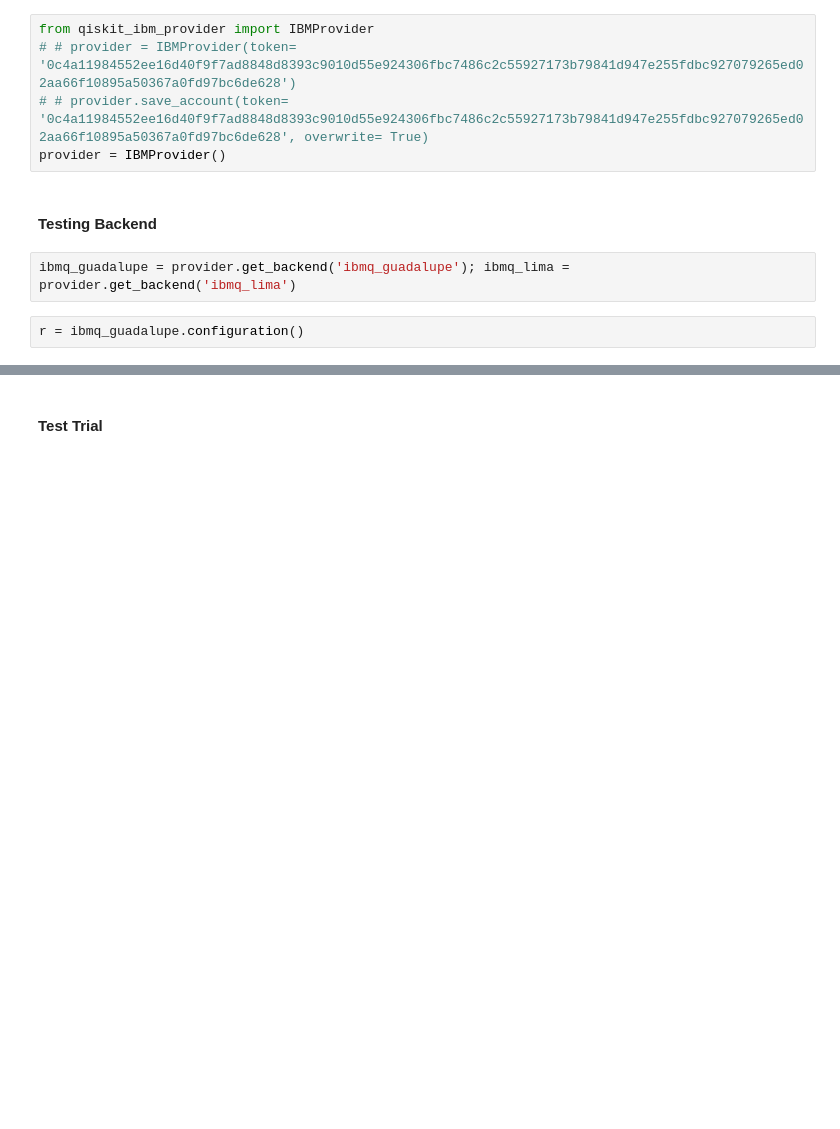
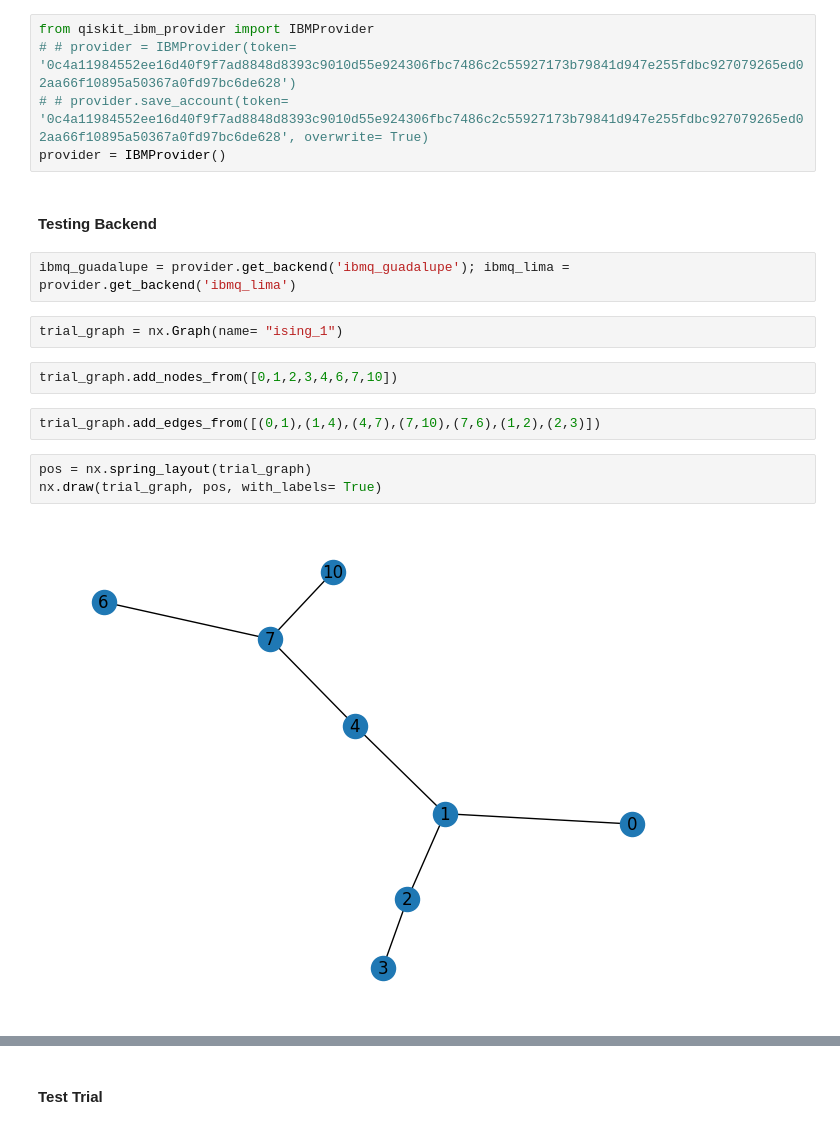
Before and after one commit to pafloxy/qhack-project-raflaneq, a Jupyter notebook: scratch-v0.1.ipynb, the cells around one changed output, grey strips where cells are left out. Drawn from its saved outputs; the diff is of its cells as text; blank space fills up the shorter version.

```diff
--- a/scratch-v0.1.ipynb
+++ b/scratch-v0.1.ipynb
@@ -22,5 +24,14 @@ provider = IBMProvider()
 #### **Testing Backend**
 # %%
 ibmq_guadalupe = provider.get_backend('ibmq_guadalupe'); ibmq_lima = provider.get_backend('ibmq_lima')
-# %%
-r = ibmq_guadalupe.configuration()
+# %%
+trial_graph = nx.Graph(name= "ising_1")
+# %%
+trial_graph.add_nodes_from([0,1,2,3,4,6,7,10])
+# %%
+trial_graph.add_edges_from([(0,1),(1,4),(4,7),(7,10),(7,6),(1,2),(2,3)])
+# %%
+pos = nx.spring_layout(trial_graph)
+nx.draw(trial_graph, pos, with_labels= True)
+# %% [output]
+[figure, added]
```
Also changed, not shown: parts of 12 cells of this notebook, 1 other file.
